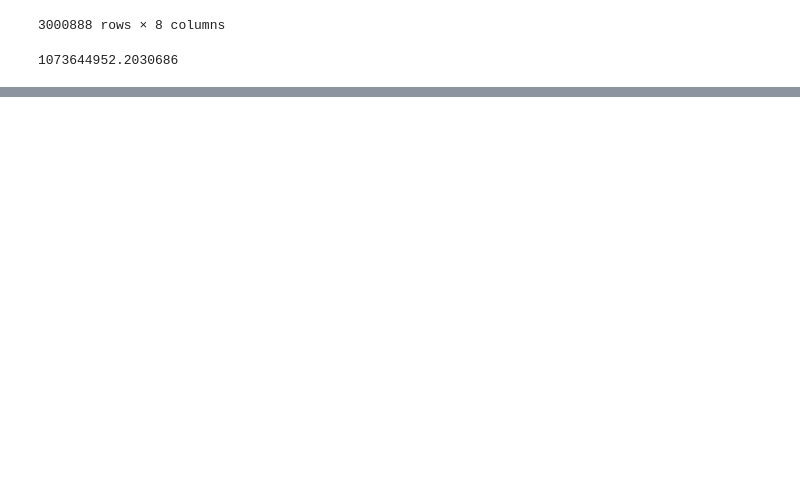
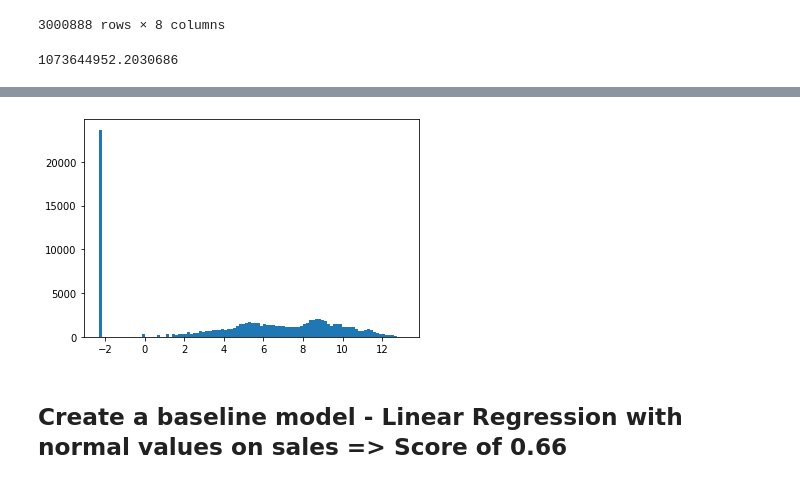
Before and after one commit to mrdaraujo/business_case_869, a Jupyter notebook: notebooks/farah_DataVisualisation_BaseModel.ipynb, the cells around one changed output, grey strips where cells are left out. Saved outputs shown, nothing was run; the diff lists cells and outputs as text; code cells hidden in the pictures; blank space fills up the shorter version.

Commit message:
Push 2nd day - end of the day BaselineModel

```diff
--- a/notebooks/farah_DataVisualisation_BaseModel.ipynb
+++ b/notebooks/farah_DataVisualisation_BaseModel.ipynb
@@ -580,0 +685,3 @@ data_train_merge_stores_2[]
+# %%
+data_baseline['month'] = data_baseline['date'].dt.month
+data_baseline
@@ -580,0 +702,2 @@ data_train_merge_stores_2[]
+# %%
+data_baseline = data_baseline.groupby(["Year","month","family","store_nbr"]).sum().reset_index()
@@ -580,0 +715,8 @@ data_train_merge_stores_2[]
+# %%
+enc = OneHotEncoder(handle_unknown='ignore', sparse=False )
+data_baseline_OneHot = enc.fit_transform(data_baseline[['Year','month','family','store_nbr']])
+array_columns_names = enc.get_feature_names()
+data_baseline_OneHot = pd.DataFrame(data_baseline_OneHot,columns = array_columns_names)
+data_baseline_OneHot['sales'] = data_baseline['sales']
+data_baseline_OneHot['onpromotion'] = data_baseline['onpromotion']
+data_baseline_OneHot
@@ -580,0 +749,5 @@ data_train_merge_stores_2[]
+# %%
+#Change 0 to 0.1 to use the log
+data_baseline_OneHot.loc[data_baseline_OneHot['sales']== 0,'sales'] = 0.1
+#log_data_baseline_3 = np.log(data_baseline_3['sales'])
+#plt.hist(log_data_baseline_3,bins=100)
@@ -580,0 +782,5 @@ data_train_merge_stores_2[]
+# %%
+log_sales = np.log(data_baseline_OneHot['sales'])
+plt.hist(log_sales,bins=100);
+# %% [output]
+[figure, added]
@@ -580,0 +799,2 @@ data_train_merge_stores_2[]
+# %% [markdown]
+## Create a baseline model - Linear Regression with normal values on sales => Score of 0.66
```
Also changed, not shown: parts of 67 cells of this notebook.
